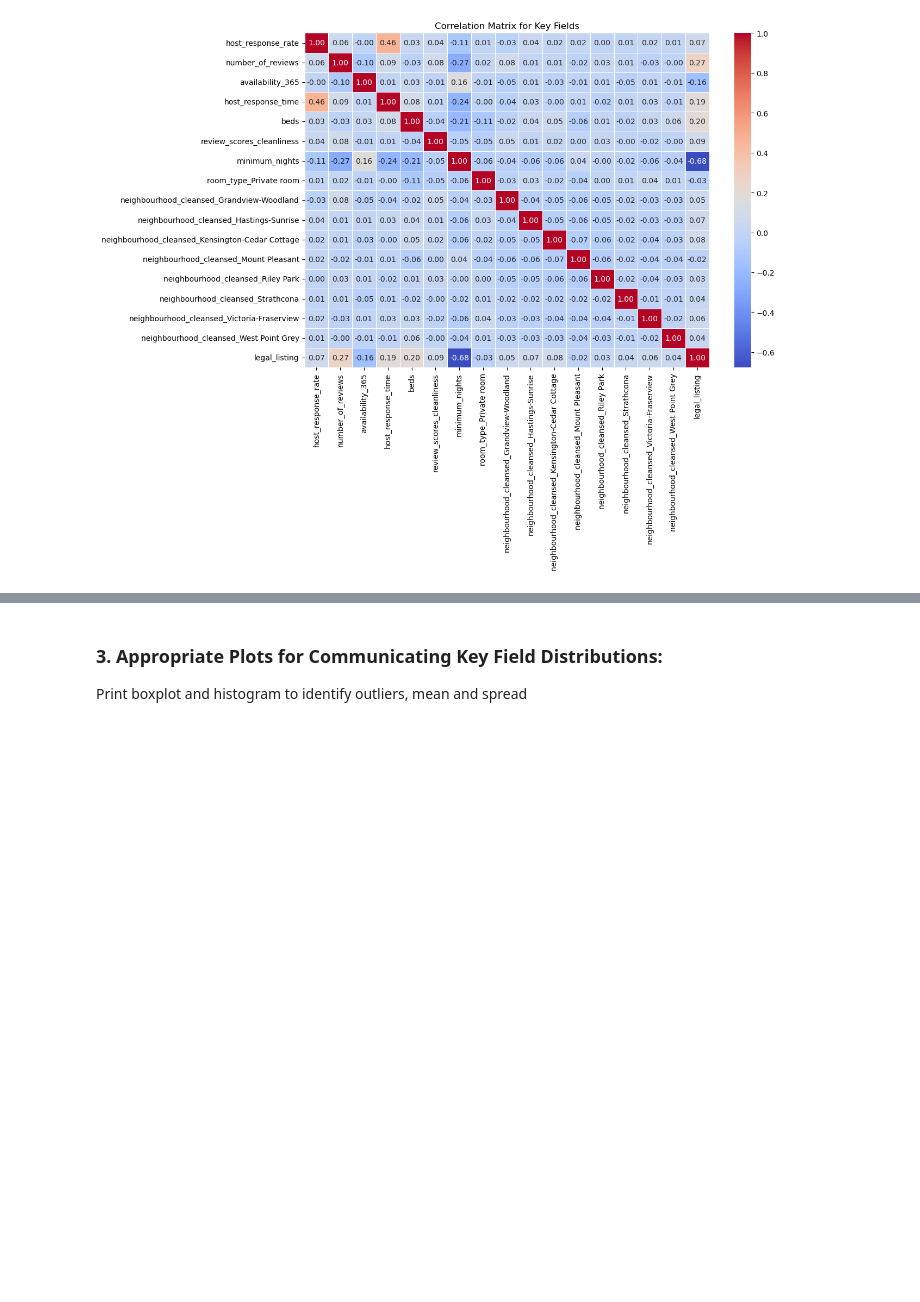
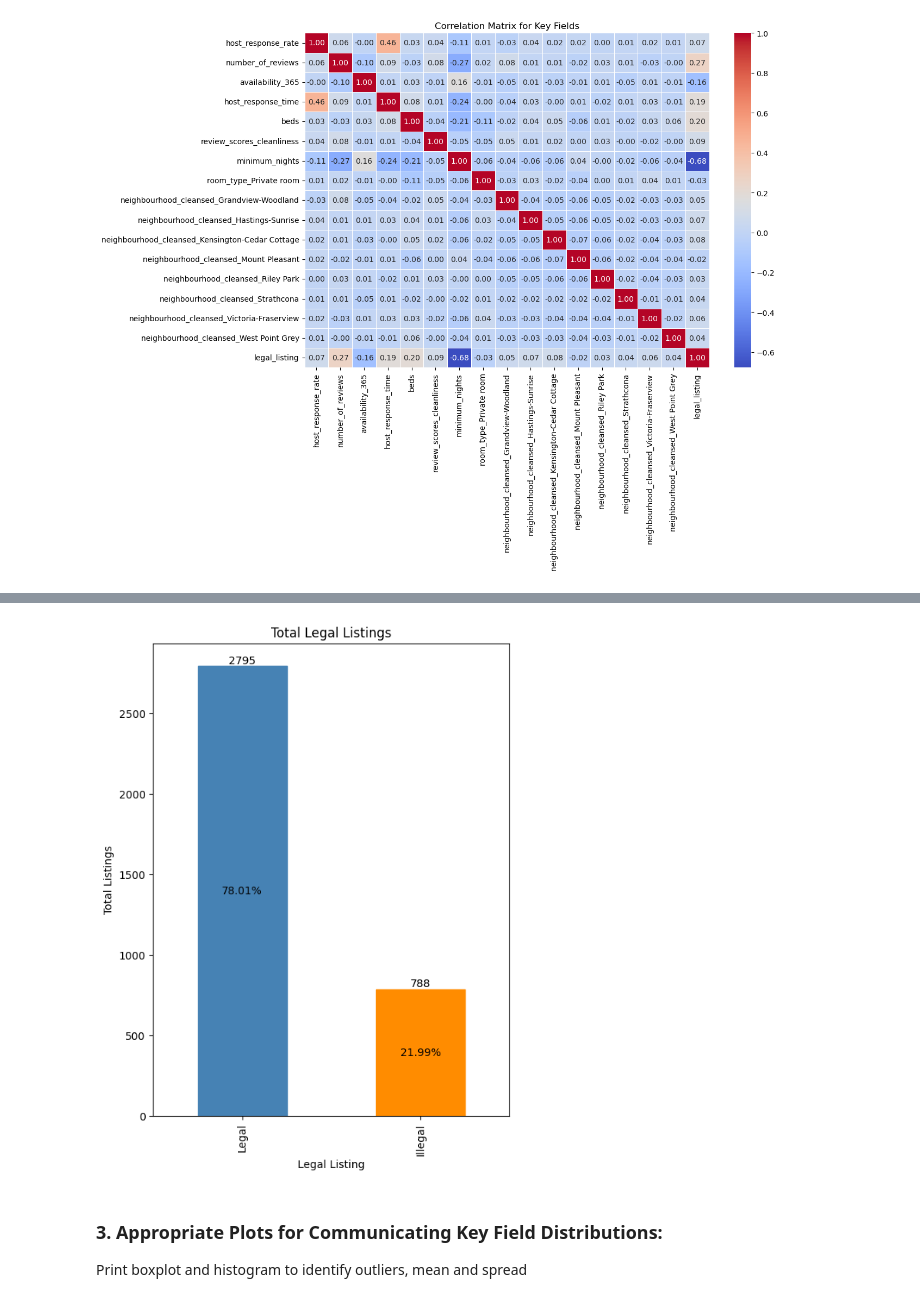
Before and after one commit to JuanesLamilla/yvr-airbnb-license-model, a Jupyter notebook: EDA.ipynb, the cells around one changed output, grey strips where cells are left out. Cells and saved outputs as stored; diff of their text form; code cells hidden in the pictures; blank space fills up the shorter version.

```diff
--- a/EDA.ipynb
+++ b/EDA.ipynb
@@ -185,3 +244,39 @@ plt.show()
+# %%
+legal_listings_counts = key_fields['legal_listing'].value_counts()
+
+# CHange the value index to "Legal" and "Illegal"
+legal_listings_counts.index = ['Legal', 'Illegal']
+
+
+# Calculate the total number of listings
+total_listings = legal_listings_counts.sum()
+
+# Calculate the percentages
+percentages = legal_listings_counts / total_listings * 100
+
+# Create the stacked bar chart
+legal_listings_counts.plot.bar(figsize=(6, 8), stacked=True)
+
+# Change colors
+plt.gca().patches[0].set_color('steelblue')
+plt.gca().patches[1].set_color('darkorange')
+
+# Add the counts and percentages to each bar
+for i, count in enumerate(legal_listings_counts):
+    plt.text(i, count, str(count), ha='center', va='bottom')
+    plt.text(i, count/2, f"{percentages[i]:.2f}%", ha='center', va='center')
+
+plt.title('Total Legal Listings')
+plt.xlabel('Legal Listing')
+plt.ylabel('Total Listings')
+
+
+# save figure with transparent background
+plt.savefig('total_legal_listings.png', transparent=True)
+
+plt.show()
+# %% [output]
+[figure, added]
 # %% [markdown]
 ### 3. Appropriate Plots for Communicating Key Field Distributions:
 
```
Also changed, not shown: parts of 2 cells of this notebook.
